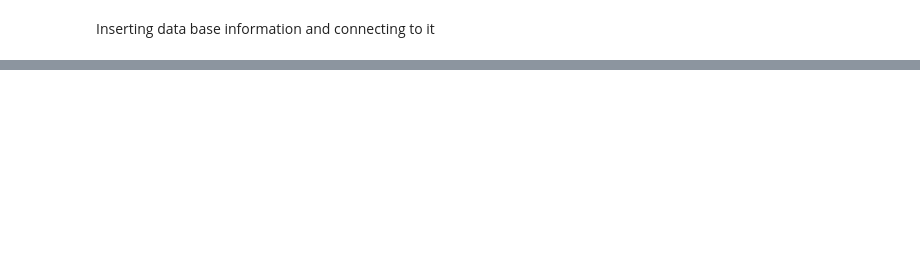
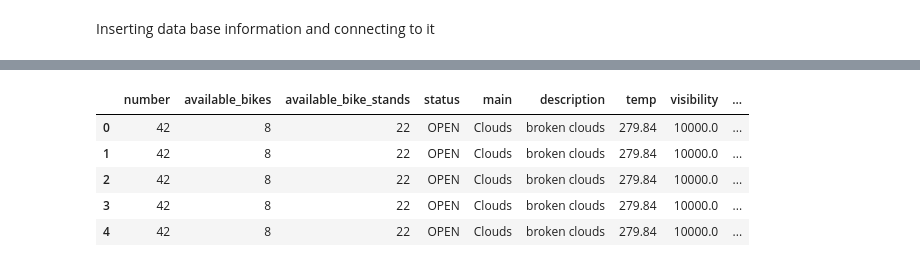
Before and after one commit to JosephTummon/DublinBike, a Jupyter notebook: MLModel/MLModel.ipynb, the cells around one changed output, grey strips where cells are left out. Cells and saved outputs as stored; diff of their text form; code cells hidden in the pictures; blank space fills up the shorter version.

```diff
--- a/MLModel/MLModel.ipynb
+++ b/MLModel/MLModel.ipynb
@@ -24,0 +122,18 @@ Want to get features to compare in train_test split, I will use datetime to try
+# %%
+# Add a column for the day of the week (0=Monday, 6=Sunday)
+df['dayofweek'] = df['datetime'].dt.dayofweek
+
+# Change day of the week to weekday or weekend
+df['weekday_or_weekend'] = df['dayofweek'].apply(lambda x: 'weekday' if x < 5 else 'weekend')
+df = df.drop('dayofweek', axis=1)
+# Add a column for the hour of the day (0-23)
+df['hour'] = df['datetime'].dt.hour
+df = df.drop('datetime', axis = 1)
+df.head()
+# %% [output]
+|  | number | available_bikes | available_bike_stands | status | main | description | temp | visibility | ... |
+| 0 | 42 | 8 | 22 | OPEN | Clouds | broken clouds | 279.84 | 10000.0 | ... |
+| 1 | 42 | 8 | 22 | OPEN | Clouds | broken clouds | 279.84 | 10000.0 | ... |
+| 2 | 42 | 8 | 22 | OPEN | Clouds | broken clouds | 279.84 | 10000.0 | ... |
+| 3 | 42 | 8 | 22 | OPEN | Clouds | broken clouds | 279.84 | 10000.0 | ... |
+| 4 | 42 | 8 | 22 | OPEN | Clouds | broken clouds | 279.84 | 10000.0 | ... |
```
Also changed, not shown: parts of 27 cells of this notebook, 3 other files.
